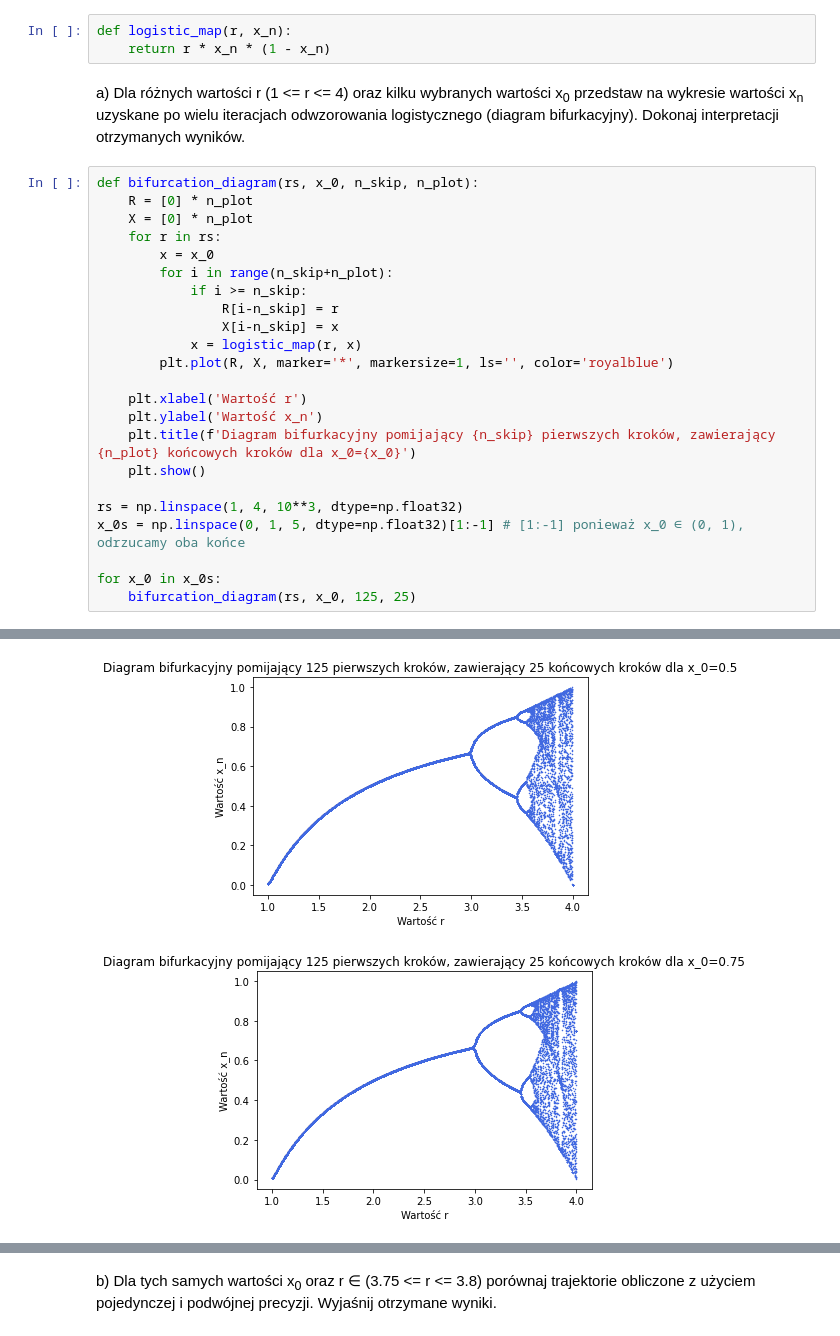
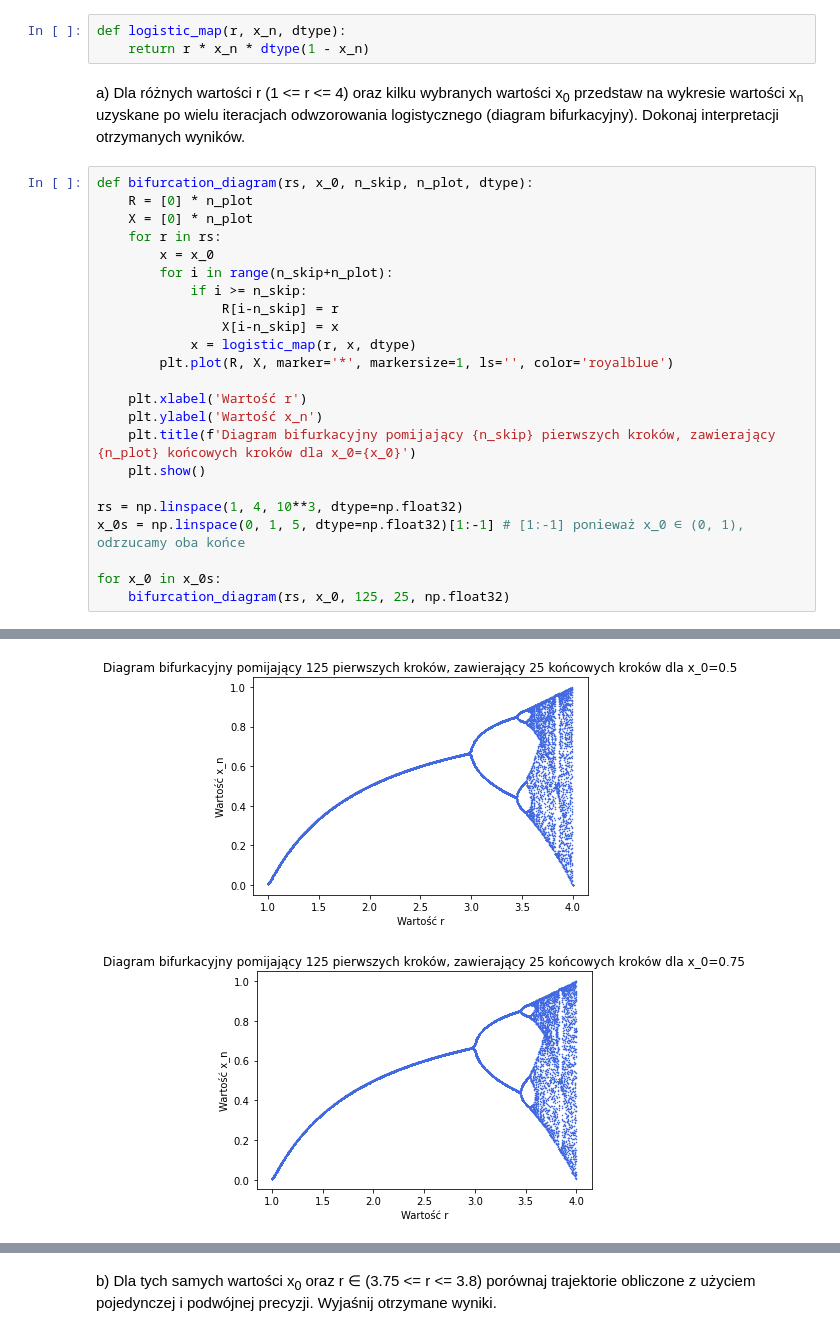
Before and after one commit to proman3419/AGH-WIET-INF-MOwNiT-2022, a Jupyter notebook: 1/1.ipynb, the cells around one changed output, grey strips where cells are left out. Drawn from its saved outputs; the diff is of its cells as text.

```diff
--- a/1/1.ipynb
+++ b/1/1.ipynb
@@ -288,39 +288,39 @@ $$ r > 0 $$
 Zbadaj zbieżność procesu iteracyjnego określonego tym
 równaniem w zależności od wartości parametru r oraz x<sub>0</sub>.
 # %%
-def logistic_map(r, x_n):
-    return r * x_n * (1 - x_n)
+def logistic_map(r, x_n, dtype):
+    return r * x_n * dtype(1 - x_n)
 # %% [markdown]
 a) Dla różnych wartości r (1 <= r <= 4) oraz kilku wybranych wartości x<sub>0</sub> przedstaw
 na wykresie wartości x<sub>n</sub> uzyskane po wielu iteracjach odwzorowania logistycznego
 (diagram bifurkacyjny). Dokonaj interpretacji otrzymanych wyników.
 # %%
-def bifurcation_diagram(rs, x_0, n_skip, n_plot):
+def bifurcation_diagram(rs, x_0, n_skip, n_plot, dtype):
     R = [0] * n_plot
     X = [0] * n_plot
     for r in rs:
         x = x_0
         for i in range(n_skip+n_plot):
             if i >= n_skip:
                 R[i-n_skip] = r
                 X[i-n_skip] = x
-            x = logistic_map(r, x)
+            x = logistic_map(r, x, dtype)
         plt.plot(R, X, marker='*', markersize=1, ls='', color='royalblue')
 
     plt.xlabel('Wartość r')
     plt.ylabel('Wartość x_n')
     plt.title(f'Diagram bifurkacyjny pomijający {n_skip} pierwszych kroków, zawierający {n_plot} końcowych kroków dla x_0={x_0}')
     plt.show()
 
 rs = np.linspace(1, 4, 10**3, dtype=np.float32)
 x_0s = np.linspace(0, 1, 5, dtype=np.float32)[1:-1] # [1:-1] ponieważ x_0 ∈ (0, 1), odrzucamy oba końce
 
 for x_0 in x_0s:
-    bifurcation_diagram(rs, x_0, 125, 25)
+    bifurcation_diagram(rs, x_0, 125, 25, np.float32)
 # %% [output]
 [figure]
 [figure]
-[figure, old version]
+[figure, new version]
 # %% [markdown]
 Obserwacje:
 - Diagramy wyglądają bardzo podobnie pomimo różnych wartości wyrazów początkowych x<sub>0</sub>;
```
Also changed, not shown: parts of 12 cells of this notebook, 3 other files.
